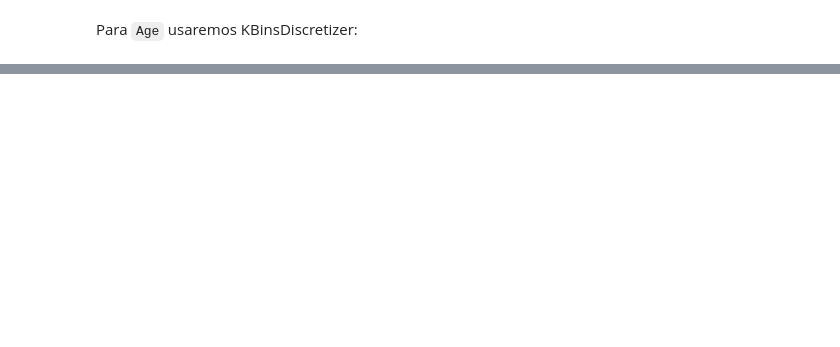
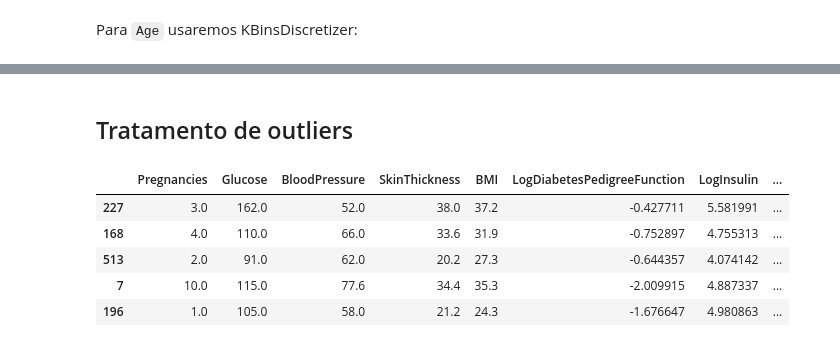
Before and after one commit to franklinzppa/diabetes-classification, a Jupyter notebook: diabetes-clf.ipynb, the cells around one changed output, grey strips where cells are left out. Saved outputs shown, nothing was run; the diff lists cells and outputs as text; code cells hidden in the pictures; blank space fills up the shorter version.

Commit message:
corrections to outliers

```diff
--- a/diabetes-clf.ipynb
+++ b/diabetes-clf.ipynb
@@ -558,3 +553,3 @@ DiabetesPedigreeFunction       0.158570
 Name: Outcome, dtype: float64
 # %%
-X_train_bin = X_train_bin_full.drop('Outcome', axis=1)
+X_train = X_train_full.drop(['Outcome', 'Age'], axis=1)
@@ -581,0 +566,12 @@ Acurácia média: 0.7714
+# %% [markdown]
+## Tratamento de outliers
+# %%
+X_train_full = X_train.join(y_train.to_frame())
+X_train_full.head()
+# %% [output]
+|  | Pregnancies | Glucose | BloodPressure | SkinThickness | BMI | LogDiabetesPedigreeFunction | LogInsulin | ... |
+| 227 | 3.0 | 162.0 | 52.0 | 38.0 | 37.2 | -0.427711 | 5.581991 | ... |
+| 168 | 4.0 | 110.0 | 66.0 | 33.6 | 31.9 | -0.752897 | 4.755313 | ... |
+| 513 | 2.0 | 91.0 | 62.0 | 20.2 | 27.3 | -0.644357 | 4.074142 | ... |
+| 7 | 10.0 | 115.0 | 77.6 | 34.4 | 35.3 | -2.009915 | 4.887337 | ... |
+| 196 | 1.0 | 105.0 | 58.0 | 21.2 | 24.3 | -1.676647 | 4.980863 | ... |
```
Also changed, not shown: parts of 33 cells of this notebook.
